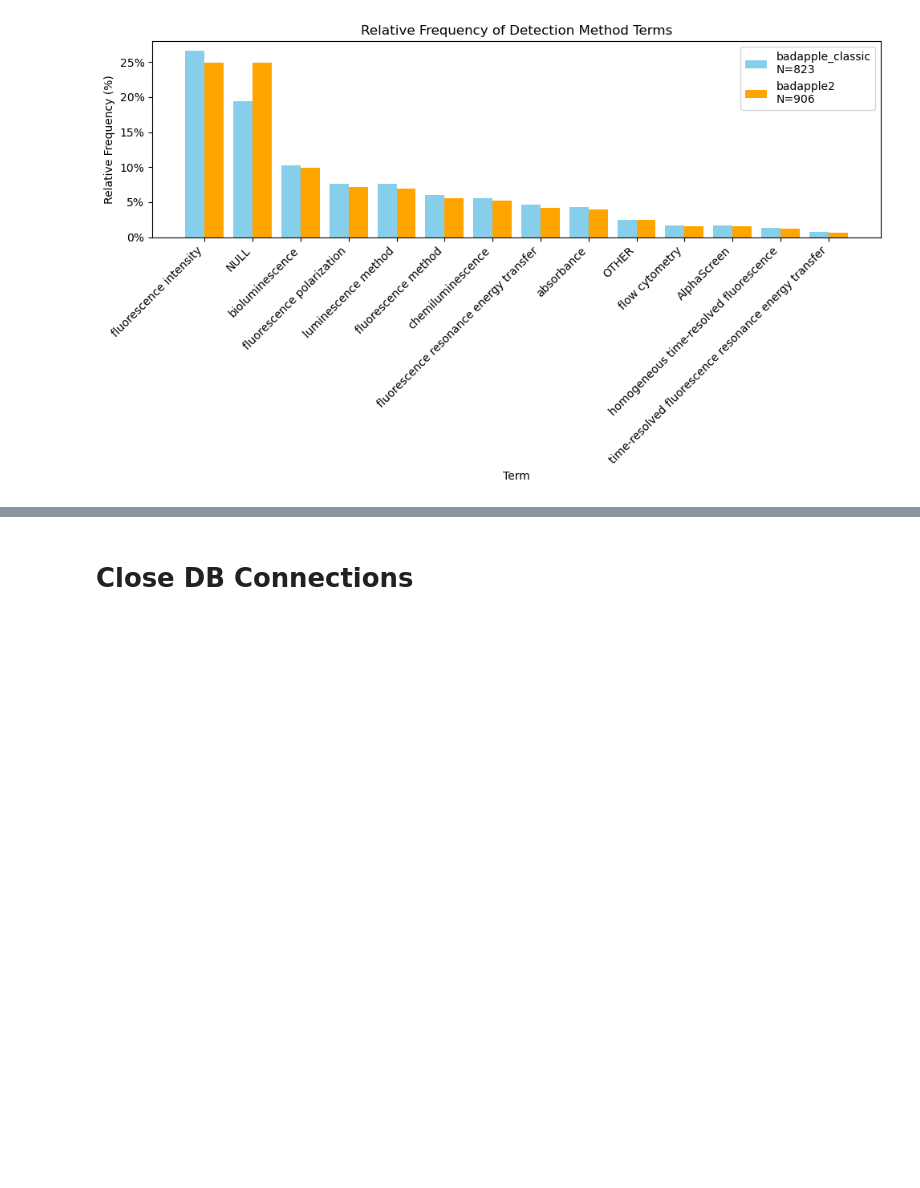
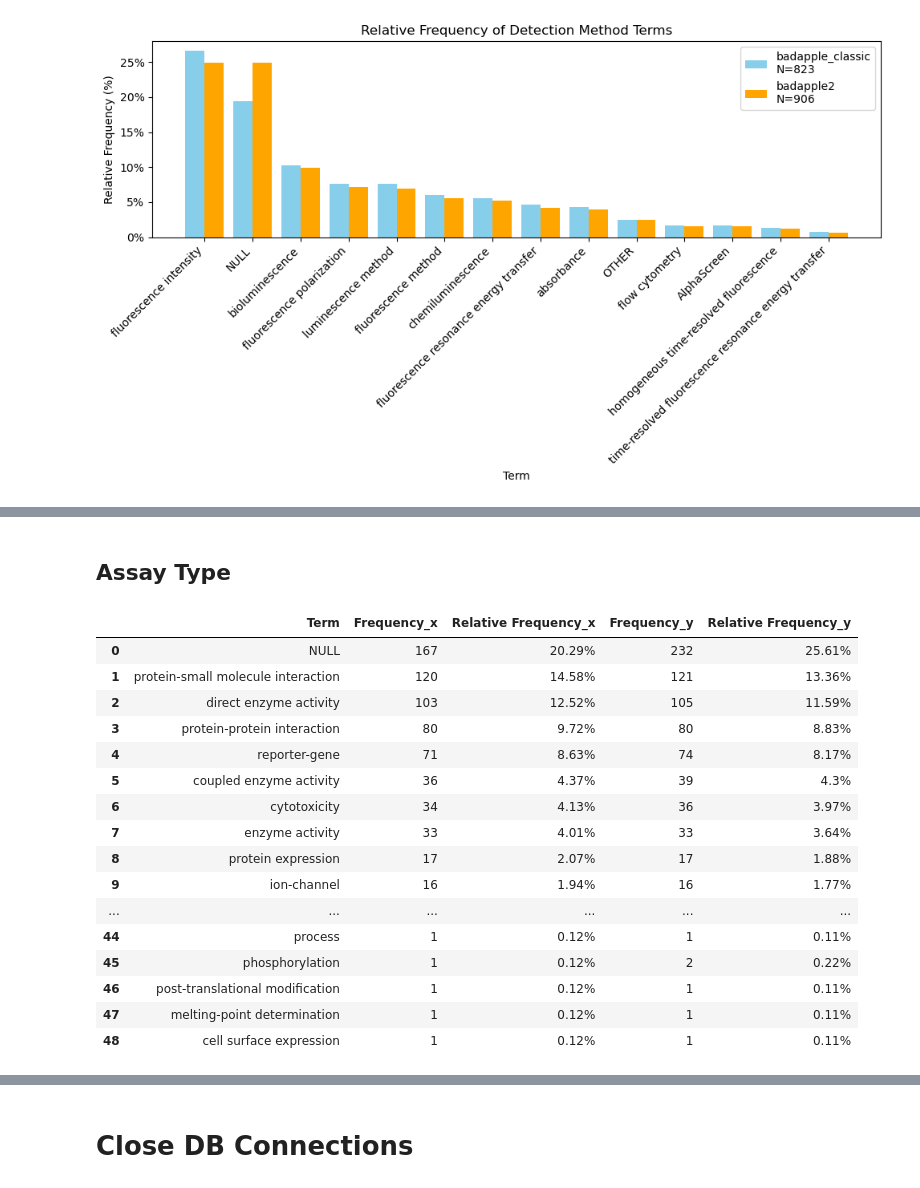
Before and after one commit to unmtransinfo/Badapple2, a Jupyter notebook: src/notebooks/badapple2-vs-classic_assay_annotations.ipynb, the cells around one changed output, grey strips where cells are left out. Drawn from its saved outputs; the diff is of its cells as text; code cells hidden in the pictures; blank space fills up the shorter version.

```diff
--- a/src/notebooks/badapple2-vs-classic_assay_annotations.ipynb
+++ b/src/notebooks/badapple2-vs-classic_assay_annotations.ipynb
@@ -236,6 +265,6 @@ remove_str = " assay"
 key = "assay_type"
 title_key = "Assay Type"
 # %%
-df1 = get_frequency_df(original_ann_df, key, remove_str)
-df2 = get_frequency_df(comparison_ann_df, key, remove_str)
+type_df1 = get_frequency_df(original_ann_df, key, remove_str)
+type_df2 = get_frequency_df(comparison_ann_df, key, remove_str)
 # %%
@@ -283,0 +317,3 @@ plot_frequency_comparison(df1, df2, ORIGINAL_DB_NAME, COMPARISON_DB_NAME,
+# %%
+def format_rel_freq(df: pd.DataFrame):
+    df["Relative Frequency"] = df["Relative Frequency"].apply(lambda x: f"{round(x, 2)}%")
@@ -283,0 +345,27 @@ plot_frequency_comparison(df1, df2, ORIGINAL_DB_NAME, COMPARISON_DB_NAME,
+# %% [markdown]
+## Assay Type
+# %%
+fill_in_rel_frequency(type_df1)
+fill_in_rel_frequency(type_df2)
+format_rel_freq(type_df1)
+format_rel_freq(type_df2)
+type_df = pd.merge(type_df1, type_df2, on="Term")
+type_df
+# %% [output]
+|  | Term | Frequency_x | Relative Frequency_x | Frequency_y | Relative Frequency_y |
+| 0 | NULL | 167 | 20.29% | 232 | 25.61% |
+| 1 | protein-small molecule interaction | 120 | 14.58% | 121 | 13.36% |
+| 2 | direct enzyme activity | 103 | 12.52% | 105 | 11.59% |
+| 3 | protein-protein interaction | 80 | 9.72% | 80 | 8.83% |
+| 4 | reporter-gene | 71 | 8.63% | 74 | 8.17% |
+| 5 | coupled enzyme activity | 36 | 4.37% | 39 | 4.3% |
+| 6 | cytotoxicity | 34 | 4.13% | 36 | 3.97% |
+| 7 | enzyme activity | 33 | 4.01% | 33 | 3.64% |
+| 8 | protein expression | 17 | 2.07% | 17 | 1.88% |
+| 9 | ion-channel | 16 | 1.94% | 16 | 1.77% |
+| ... | ... | ... | ... | ... | ... |
+| 44 | process | 1 | 0.12% | 1 | 0.11% |
+| 45 | phosphorylation | 1 | 0.12% | 2 | 0.22% |
+| 46 | post-translational modification | 1 | 0.12% | 1 | 0.11% |
+| 47 | melting-point determination | 1 | 0.12% | 1 | 0.11% |
+| 48 | cell surface expression | 1 | 0.12% | 1 | 0.11% |
```
Also changed, not shown: parts of 20 cells of this notebook.
